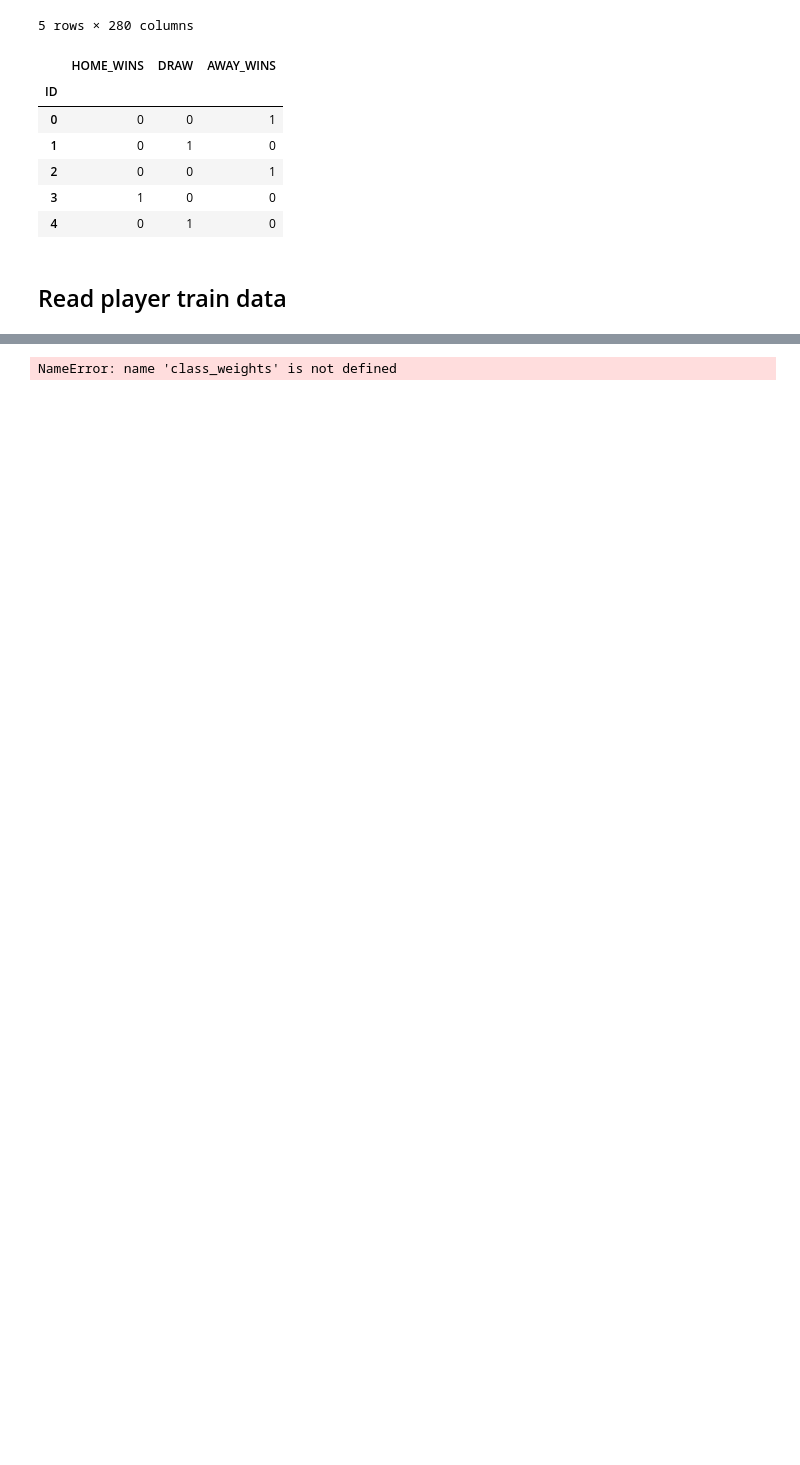
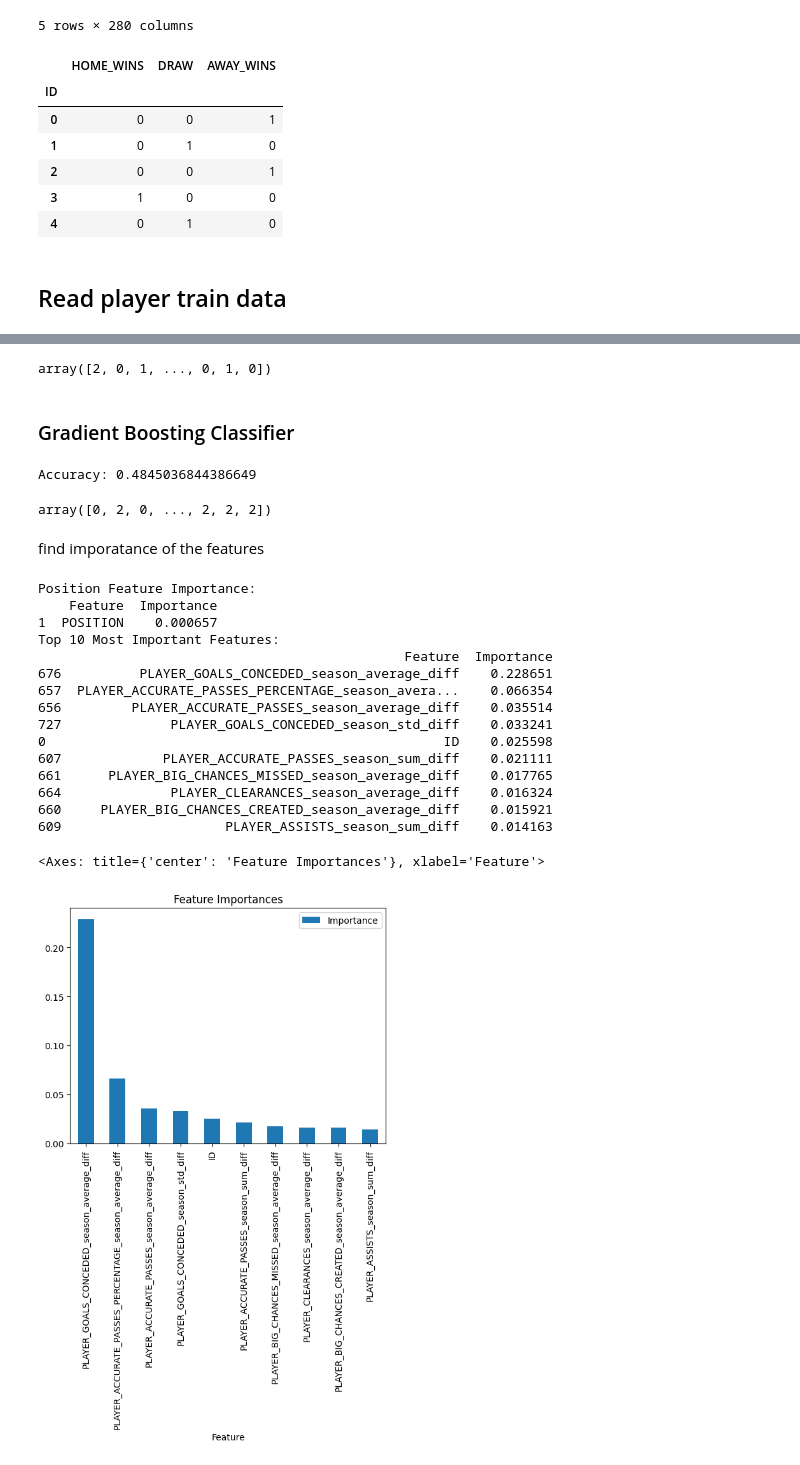
Before and after one commit to samarelayed/GuessTheWinner-DataChallenge, a Jupyter notebook: GuessTheWinner.ipynb, the cells around one changed output, grey strips where cells are left out. Drawn from its saved outputs; the diff is of its cells as text; code cells hidden in the pictures; blank space fills up the shorter version.

Commit message:
Imrpove_models

```diff
--- a/GuessTheWinner.ipynb
+++ b/GuessTheWinner.ipynb
@@ -254,17 +225,73 @@ from sklearn.model_selection import train_test_split
 from sklearn.metrics import accuracy_score
 
 # Split data
-X = data_with_labels.drop(['ID', 'HOME_WINS', 'DRAW', 'AWAY_WINS'], axis=1)
-y = data_with_labels[['HOME_WINS', 'DRAW', 'AWAY_WINS']].values.argmax(axis=1)  # Convert to single-label
+X = data_with_labels.drop(['HOME_WINS', 'DRAW', 'AWAY_WINS'], axis=1).fillna(0)
+y = data_with_labels[['HOME_WINS', 'DRAW', 'AWAY_WINS']].values.argmax(axis=1)
 
 X_train, X_val, y_train, y_val = train_test_split(X, y, test_size=0.2, random_state=42)
-
-# Train model # Gradient Boosting Classifier
-model = GradientBoostingClassifier(random_state=42)
-model.fit(X_train, y_train)
-
-# Evaluate
-y_pred = model.predict(X_val)
-print("Accuracy:", accuracy_score(y_val, y_pred))
-# %% [output]
-NameError: name 'class_weights' is not defined
+# %%
+y_train
+# %% [output]
+array([2, 0, 1, ..., 0, 1, 0])
+# %% [markdown]
+### Gradient Boosting Classifier
+# %%
+# Train model # Gradient Boosting Classifier
+model = GradientBoostingClassifier(random_state=42)
+model.fit(X_train, y_train)
+
+# Evaluate
+y_pred = model.predict(X_val)
+print("Accuracy:", accuracy_score(y_val, y_pred))
+# %% [output]
+Accuracy: 0.4845036844386649
+# %%
+y_pred
+# %% [output]
+array([0, 2, 0, ..., 2, 2, 2])
+# %% [markdown]
+find imporatance of the features
+# %%
+# Get feature importances
+feature_importances = model.feature_importances_
+
+# Create a DataFrame to map feature names to importances
+feature_names = X_train.columns  # Ensure column names match the dataset
+importances_df = pd.DataFrame({
+    'Feature': feature_names,
+    'Importance': feature_importances
+})
+
+# Sort by importance for better visualization
+importances_df = importances_df.sort_values(by='Importance', ascending=False)
+
+# Display importance of 'POSITION'
+position_importance = importances_df[importances_df['Feature'] == 'POSITION']
+print("Position Feature Importance:")
+print(position_importance)
+
+# Display the top 10 features
+top_features = importances_df.head(10)
+print("Top 10 Most Important Features:")
+print(top_features)
+
+# Optional: Visualize the importances
+top_features.plot(kind='bar', x='Feature', y='Importance', title="Feature Importances")
+# %% [output]
+Position Feature Importance:
+    Feature  Importance
+1  POSITION    0.000657
+Top 10 Most Important Features:
+                                               Feature  Importance
+676          PLAYER_GOALS_CONCEDED_season_average_diff    0.228651
+657  PLAYER_ACCURATE_PASSES_PERCENTAGE_season_avera...    0.066354
+656         PLAYER_ACCURATE_PASSES_season_average_diff    0.035514
+727              PLAYER_GOALS_CONCEDED_season_std_diff    0.033241
+0                                                   ID    0.025598
+607             PLAYER_ACCURATE_PASSES_season_sum_diff    0.021111
+661      PLAYER_BIG_CHANCES_MISSED_season_average_diff    0.017765
+664              PLAYER_CLEARANCES_season_average_diff    0.016324
+660     PLAYER_BIG_CHANCES_CREATED_season_average_diff    0.015921
+609                     PLAYER_ASSISTS_season_sum_diff    0.014163
+<Axes: title={'center': 'Feature Importances'}, xlabel='Feature'>
+[figure, added]
```
Also changed, not shown: parts of 70 cells of this notebook.
